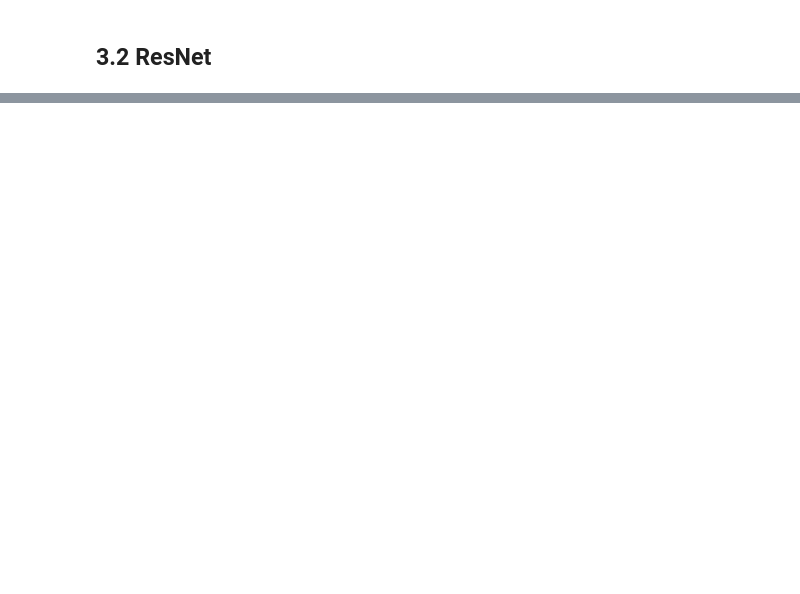
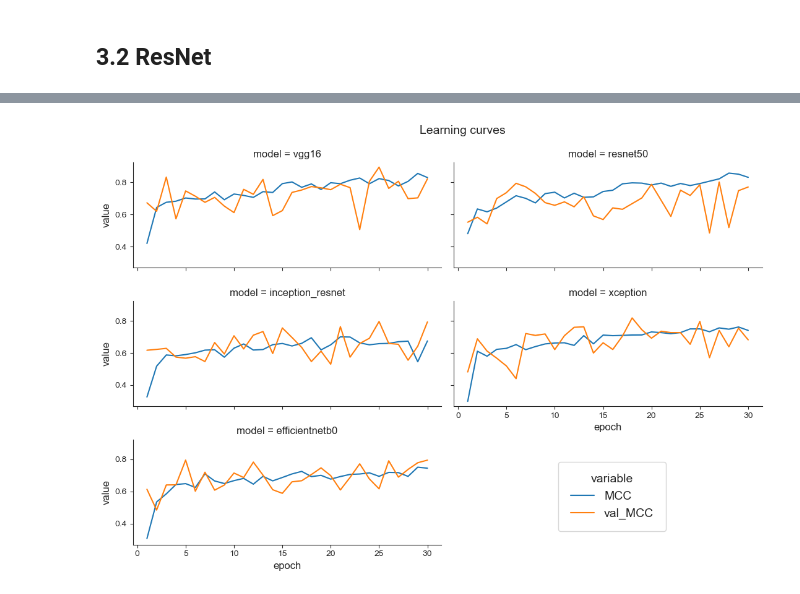
Before and after one commit to dailoht/Epitech_Zoidberg2.0, a Jupyter notebook: notebooks/models/pab-model_comparison.ipynb, the cells around one changed output, grey strips where cells are left out. Saved outputs shown, nothing was run; the diff lists cells and outputs as text; code cells hidden in the pictures; blank space fills up the shorter version.

```diff
--- a/notebooks/models/pab-model_comparison.ipynb
+++ b/notebooks/models/pab-model_comparison.ipynb
@@ -281,0 +443,35 @@ drwxr-xr-x 1 root root 4096 Apr 14 13:35 sample_data
+# %%
+epochs = list(range(1,EPOCHS+1))
+full_mcc_history = []
+for model, history in histories.items():
+    data = {}
+    data['epoch'] = epochs
+    data['model'] = [model]*EPOCHS
+    data['MCC'] = history['MCC']
+    data['val_MCC'] = history['val_MCC']
+    full_mcc_history.append(pd.DataFrame.from_dict(data))
+full_mcc_history_df = pd.concat(full_mcc_history)
+
+sns.set_style('ticks')
+rp = sns.relplot(
+    data=pd.melt(full_mcc_history_df,['epoch','model']),
+    x="epoch",
+    y="value",
+    hue="variable",
+    col="model",
+    col_wrap=2,
+    height=2.5,
+    aspect=2.2,
+    kind="line"
+)
+rp.fig.suptitle('Learning curves', fontsize=14)
+rp.fig.subplots_adjust(top=0.9)
+sns.move_legend(rp,
+                'center',
+                bbox_to_anchor=(.7, .18),
+                fontsize=14,
+                title_fontsize=14,
+                frameon=True,
+                borderpad=1)
+# %% [output]
+[figure, added]
```
Also changed, not shown: parts of 27 cells of this notebook, 9 other files.
